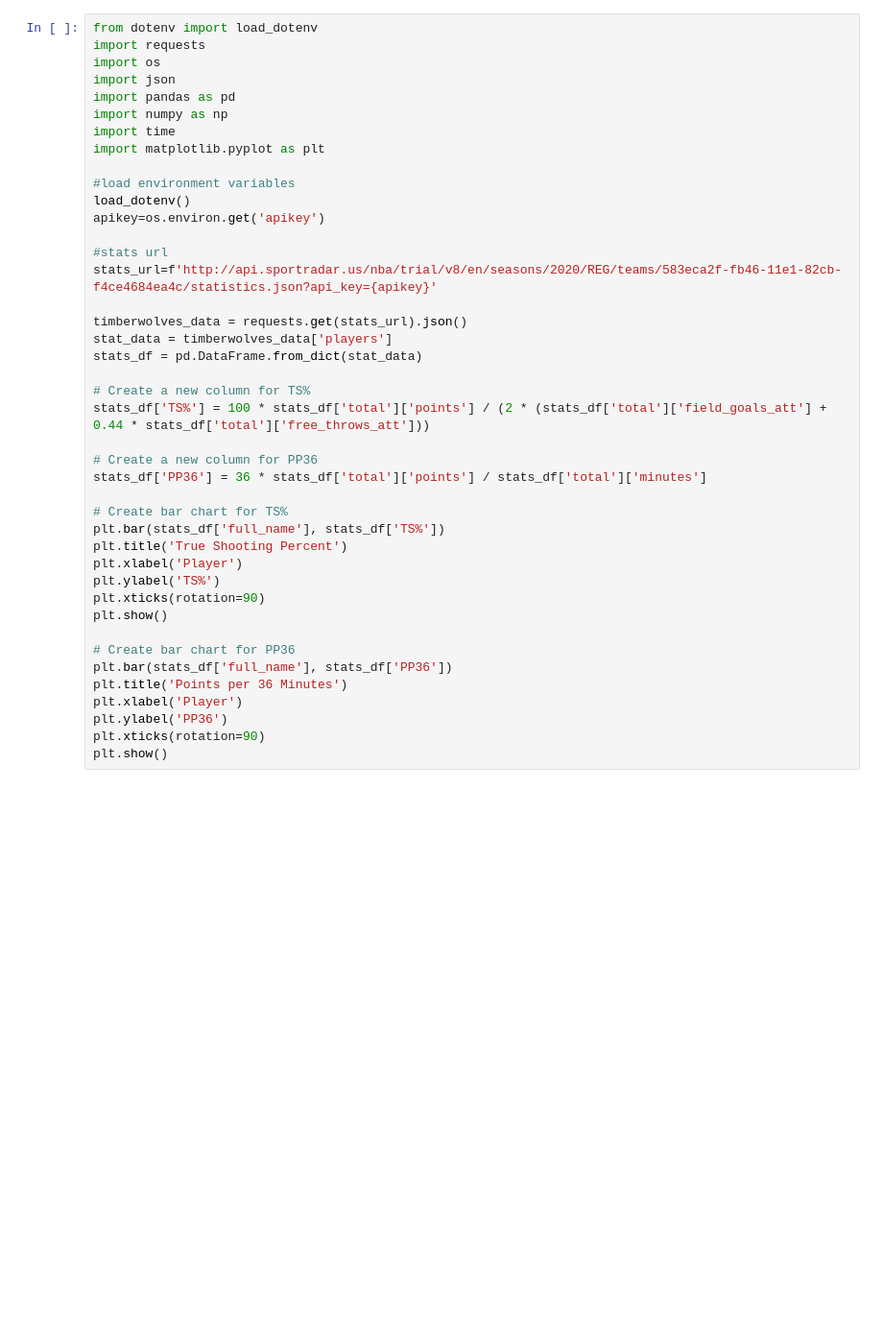
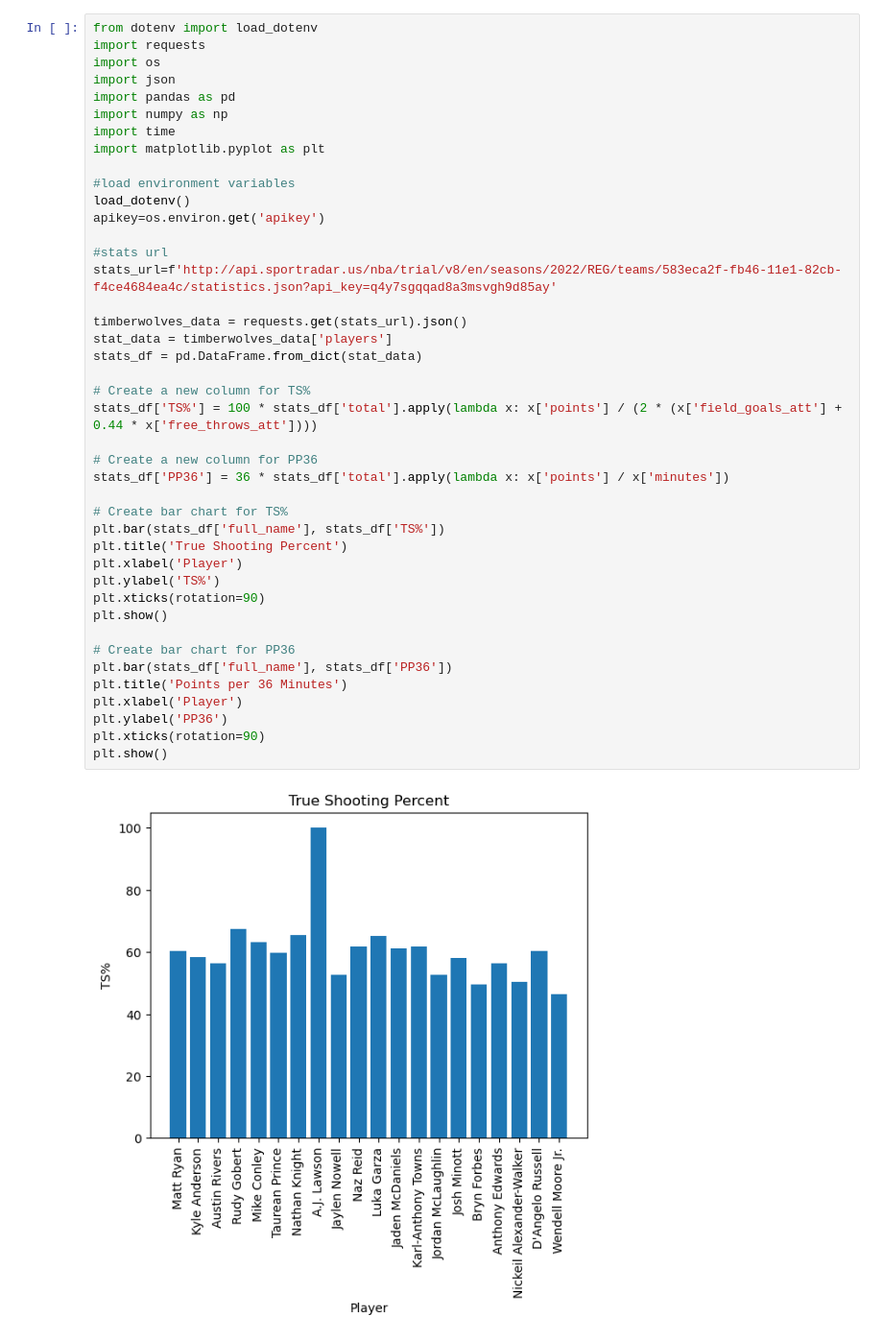
Before and after one commit to ollayyy/project_one, a Jupyter notebook: NBA Visualization Code .ipynb, the cells around one changed output. Shown at 96% size. Cells and saved outputs as stored; diff of their text form; blank space fills up the shorter version.

```diff
--- a/NBA Visualization Code .ipynb
+++ b/NBA Visualization Code .ipynb
@@ -10,33 +10,35 @@ import matplotlib.pyplot as plt
 
 #load environment variables
 load_dotenv()
 apikey=os.environ.get('apikey')
 
 #stats url
-stats_url=f'http://api.sportradar.us/nba/trial/v8/en/seasons/2020/REG/teams/583eca2f-fb46-11e1-82cb-f4ce4684ea4c/statistics.json?api_key={apikey}'
+stats_url=f'http://api.sportradar.us/nba/trial/v8/en/seasons/2022/REG/teams/583eca2f-fb46-11e1-82cb-f4ce4684ea4c/statistics.json?api_key=q4y7sgqqad8a3msvgh9d85ay'
 
 timberwolves_data = requests.get(stats_url).json()
 stat_data = timberwolves_data['players']
 stats_df = pd.DataFrame.from_dict(stat_data)
 
 # Create a new column for TS%
-stats_df['TS%'] = 100 * stats_df['total']['points'] / (2 * (stats_df['total']['field_goals_att'] + 0.44 * stats_df['total']['free_throws_att']))
+stats_df['TS%'] = 100 * stats_df['total'].apply(lambda x: x['points'] / (2 * (x['field_goals_att'] + 0.44 * x['free_throws_att'])))
 
 # Create a new column for PP36
-stats_df['PP36'] = 36 * stats_df['total']['points'] / stats_df['total']['minutes']
+stats_df['PP36'] = 36 * stats_df['total'].apply(lambda x: x['points'] / x['minutes'])
 
 # Create bar chart for TS%
 plt.bar(stats_df['full_name'], stats_df['TS%'])
 plt.title('True Shooting Percent')
 plt.xlabel('Player')
 plt.ylabel('TS%')
 plt.xticks(rotation=90)
 plt.show()
 
 # Create bar chart for PP36
 plt.bar(stats_df['full_name'], stats_df['PP36'])
 plt.title('Points per 36 Minutes')
 plt.xlabel('Player')
 plt.ylabel('PP36')
 plt.xticks(rotation=90)
 plt.show()
+# %% [output]
+[figure, added]
```
Also changed, not shown: parts of 1 cell of this notebook.
